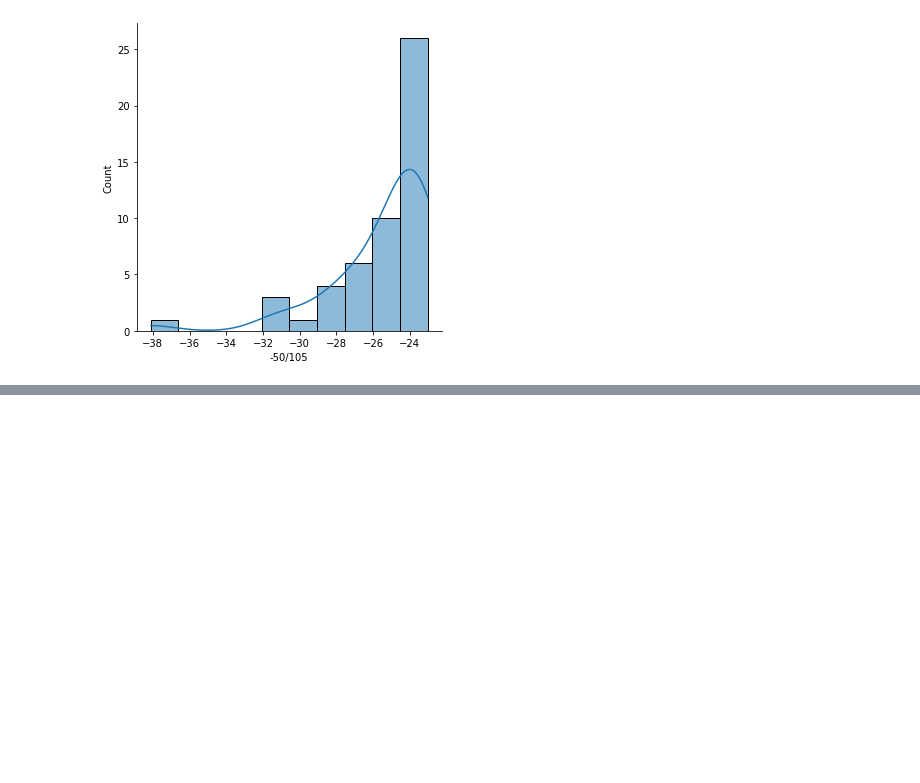
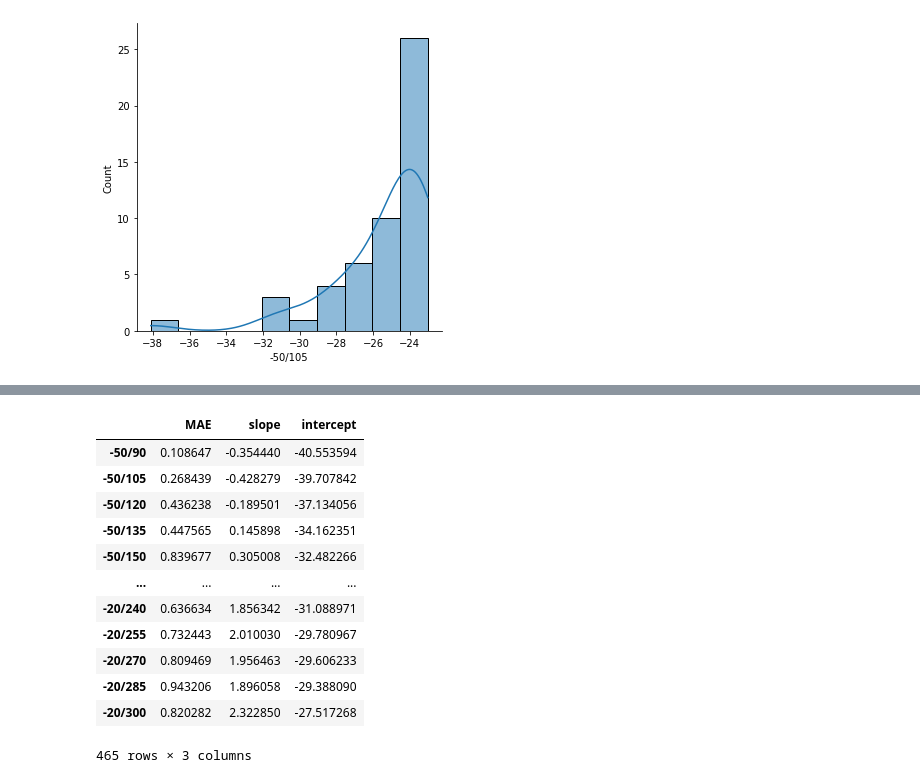
Before and after one commit to TimeKP/AI-study-contents, a Jupyter notebook: Section2_project.ipynb, the cells around one changed output, grey strips where cells are left out. Drawn from its saved outputs; the diff is of its cells as text; code cells hidden in the pictures; blank space fills up the shorter version.

```diff
--- a/Section2_project.ipynb
+++ b/Section2_project.ipynb
@@ -119,0 +184,37 @@ TypeError: ignored
+# %%
+model_DT = LinearRegression() # 예측모델 인스턴스를 만들기
+
+model_columns = column_names[1:]
+
+coef_DT = pd.DataFrame(columns = ['MAE', 'slope', 'intercept'])
+
+X_feature = df_DT[['Vds']] # make feature table (2-D)
+
+for x in model_columns :
+#  print(x)
+  y_target = df_DT[[x]] # make target vector (1-D or 2-D)
+  model_DT.fit(X_feature.values, y_target) # learn (.fit)
+  y_pred = model_DT.predict(X_feature.values) # predict with train data
+  mae = r2_score(y_target, y_pred) # evaluate result from train data
+
+  slope = model_DT.coef_ # slope by linear regression
+  intercept = model_DT.intercept_ # intercept by linear regression
+#  print(slope, intercept)
+  coef_DT = coef_DT.append({'MAE' : mae, 'slope': slope[0,0], 'intercept' : intercept[0]}, ignore_index = True)
+
+coef_DT.index = model_columns
+coef_DT
+# %% [output]
+|  | MAE | slope | intercept |
+| -50/90 | 0.108647 | -0.354440 | -40.553594 |
+| -50/105 | 0.268439 | -0.428279 | -39.707842 |
+| -50/120 | 0.436238 | -0.189501 | -37.134056 |
+| -50/135 | 0.447565 | 0.145898 | -34.162351 |
+| -50/150 | 0.839677 | 0.305008 | -32.482266 |
+| ... | ... | ... | ... |
+| -20/240 | 0.636634 | 1.856342 | -31.088971 |
+| -20/255 | 0.732443 | 2.010030 | -29.780967 |
+| -20/270 | 0.809469 | 1.956463 | -29.606233 |
+| -20/285 | 0.943206 | 1.896058 | -29.388090 |
+| -20/300 | 0.820282 | 2.322850 | -27.517268 |
+465 rows × 3 columns
```
Also changed, not shown: parts of 5 cells of this notebook.
